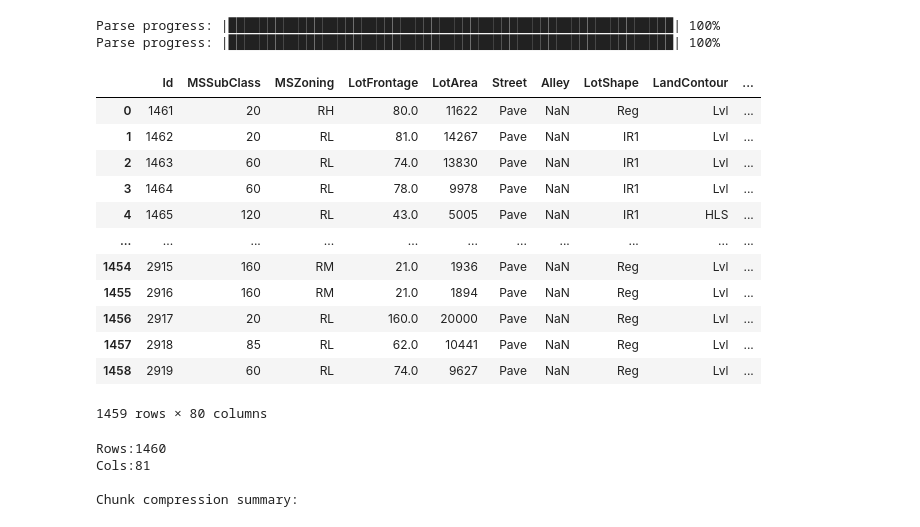
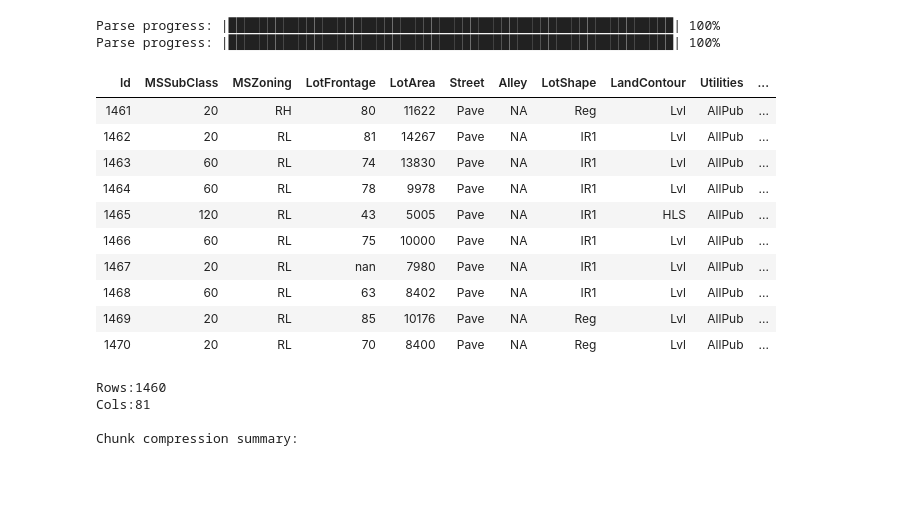
Before and after one commit to hecogo1/house_prizes_kaggle_python, a Jupyter notebook: code/00.project.ipynb, the cells around one changed output. Cells and saved outputs as stored; diff of their text form; code cells hidden in the pictures; blank space fills up the shorter version.

```diff
--- a/code/00.project.ipynb
+++ b/code/00.project.ipynb
@@ -53,22 +48,20 @@ df_sample = h2o.import_file(path = '../data/test.csv')
 # %% [output]
 Parse progress: |█████████████████████████████████████████████████████████| 100%
 Parse progress: |█████████████████████████████████████████████████████████| 100%
-# %%
-test
-# %% [output]
-|  | Id | MSSubClass | MSZoning | LotFrontage | LotArea | Street | Alley | LotShape | LandContour | ... |
-| 0 | 1461 | 20 | RH | 80.0 | 11622 | Pave | NaN | Reg | Lvl | ... |
-| 1 | 1462 | 20 | RL | 81.0 | 14267 | Pave | NaN | IR1 | Lvl | ... |
-| 2 | 1463 | 60 | RL | 74.0 | 13830 | Pave | NaN | IR1 | Lvl | ... |
-| 3 | 1464 | 60 | RL | 78.0 | 9978 | Pave | NaN | IR1 | Lvl | ... |
-| 4 | 1465 | 120 | RL | 43.0 | 5005 | Pave | NaN | IR1 | HLS | ... |
-| ... | ... | ... | ... | ... | ... | ... | ... | ... | ... | ... |
-| 1454 | 2915 | 160 | RM | 21.0 | 1936 | Pave | NaN | Reg | Lvl | ... |
-| 1455 | 2916 | 160 | RM | 21.0 | 1894 | Pave | NaN | Reg | Lvl | ... |
-| 1456 | 2917 | 20 | RL | 160.0 | 20000 | Pave | NaN | Reg | Lvl | ... |
-| 1457 | 2918 | 85 | RL | 62.0 | 10441 | Pave | NaN | Reg | Lvl | ... |
-| 1458 | 2919 | 60 | RL | 74.0 | 9627 | Pave | NaN | Reg | Lvl | ... |
-1459 rows × 80 columns
+# %%
+df_sample
+# %% [output]
+| Id | MSSubClass | MSZoning | LotFrontage | LotArea | Street | Alley | LotShape | LandContour | Utilities | ... |
+| 1461 | 20 | RH | 80 | 11622 | Pave | NA | Reg | Lvl | AllPub | ... |
+| 1462 | 20 | RL | 81 | 14267 | Pave | NA | IR1 | Lvl | AllPub | ... |
+| 1463 | 60 | RL | 74 | 13830 | Pave | NA | IR1 | Lvl | AllPub | ... |
+| 1464 | 60 | RL | 78 | 9978 | Pave | NA | IR1 | Lvl | AllPub | ... |
+| 1465 | 120 | RL | 43 | 5005 | Pave | NA | IR1 | HLS | AllPub | ... |
+| 1466 | 60 | RL | 75 | 10000 | Pave | NA | IR1 | Lvl | AllPub | ... |
+| 1467 | 20 | RL | nan | 7980 | Pave | NA | IR1 | Lvl | AllPub | ... |
+| 1468 | 60 | RL | 63 | 8402 | Pave | NA | IR1 | Lvl | AllPub | ... |
+| 1469 | 20 | RL | 85 | 10176 | Pave | NA | Reg | Lvl | AllPub | ... |
+| 1470 | 20 | RL | 70 | 8400 | Pave | NA | Reg | Lvl | AllPub | ... |
 # %%
 #describe dataset
 df.describe(chunk_summary=True)
```
Also changed, not shown: parts of 9 cells of this notebook, 5 other files.
